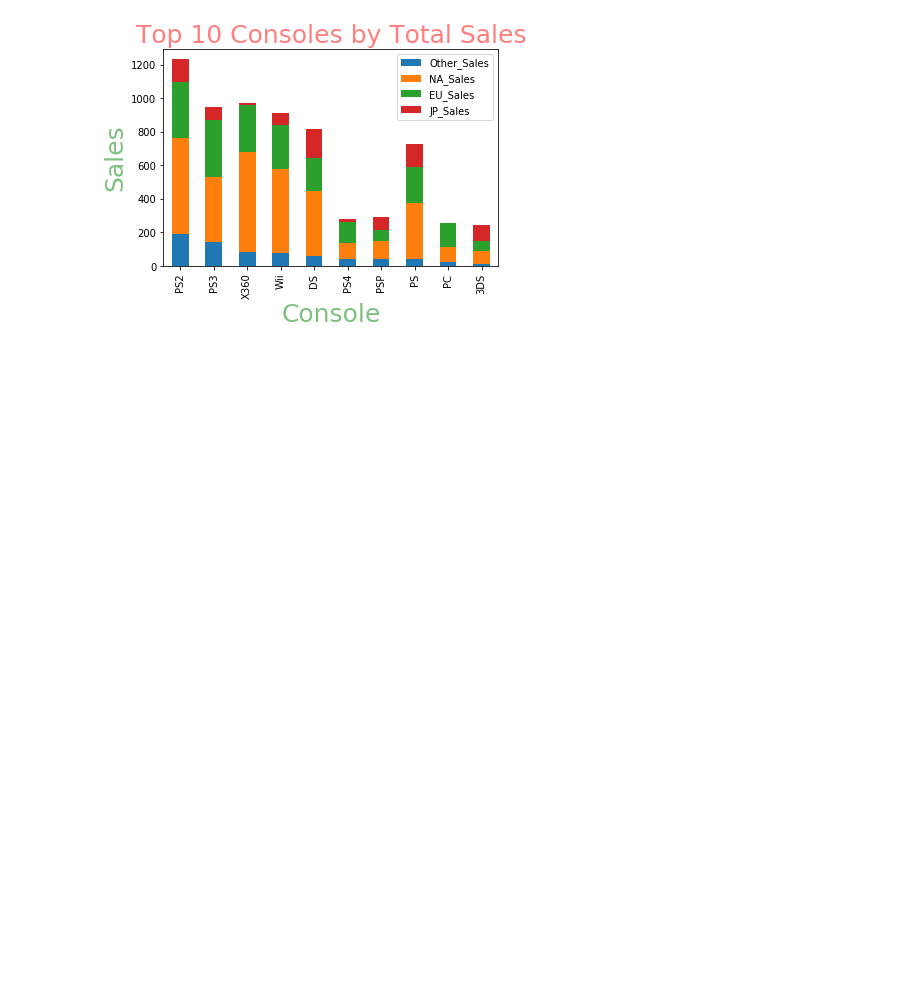
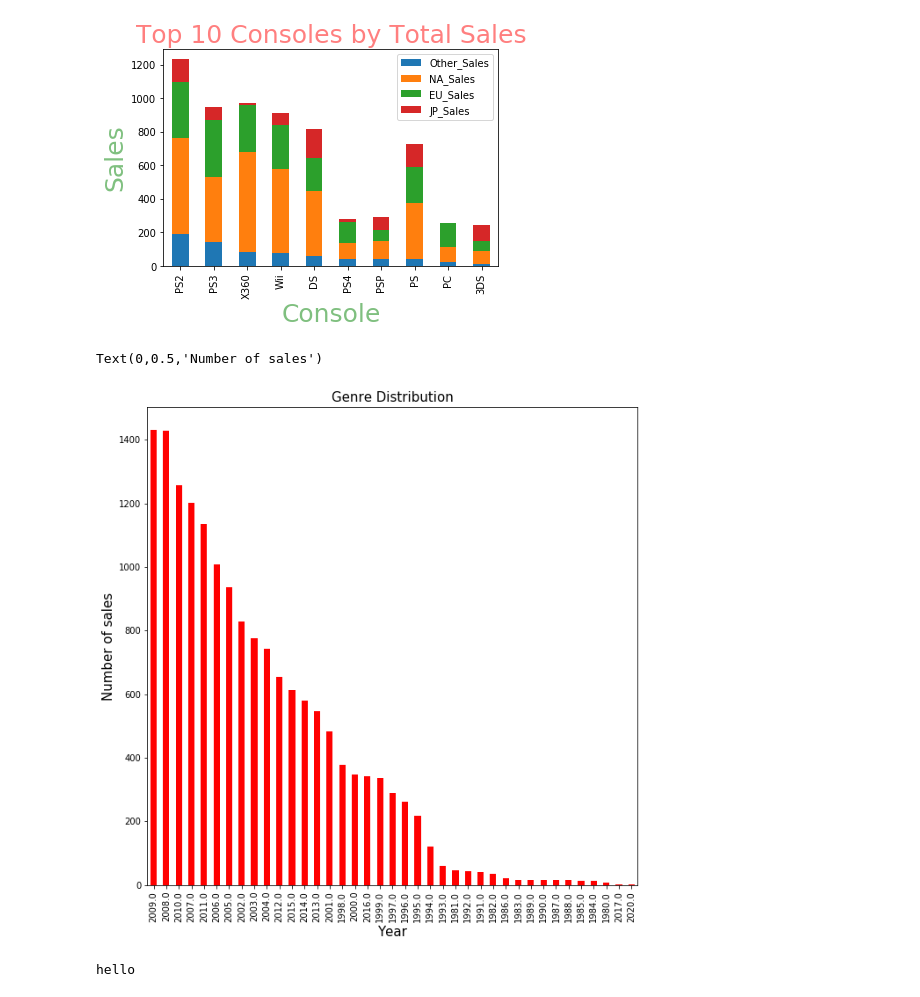
Before and after one commit to cmagapu/Exploratory-Data-Analysis, a Jupyter notebook: Avi's Version.ipynb, the cells around one changed output. Cells and saved outputs as stored; diff of their text form; code cells hidden in the pictures; blank space fills up the shorter version.

```diff
--- a/Avi's Version.ipynb
+++ b/Avi's Version.ipynb
@@ -140,3 +139,16 @@ ax.set_ylabel('Sales', size=25, color='green', alpha=0.5)
 # %% [output]
 Text(0,0.5,'Sales')
 [figure]
+# %%
+row,col = plt.subplots(figsize=(10,10))
+df['Year'].value_counts(sort=True).plot(kind='bar',color = 'red')
+plt.title('Genre Distribution',fontsize=15)
+plt.xlabel('Year',fontsize=15)
+plt.ylabel('Number of sales',fontsize=15)
+# %% [output]
+Text(0,0.5,'Number of sales')
+[figure, added]
+# %%
+print('hello')
+# %% [output]
+hello
```
Also changed, not shown: parts of 3 cells of this notebook.
